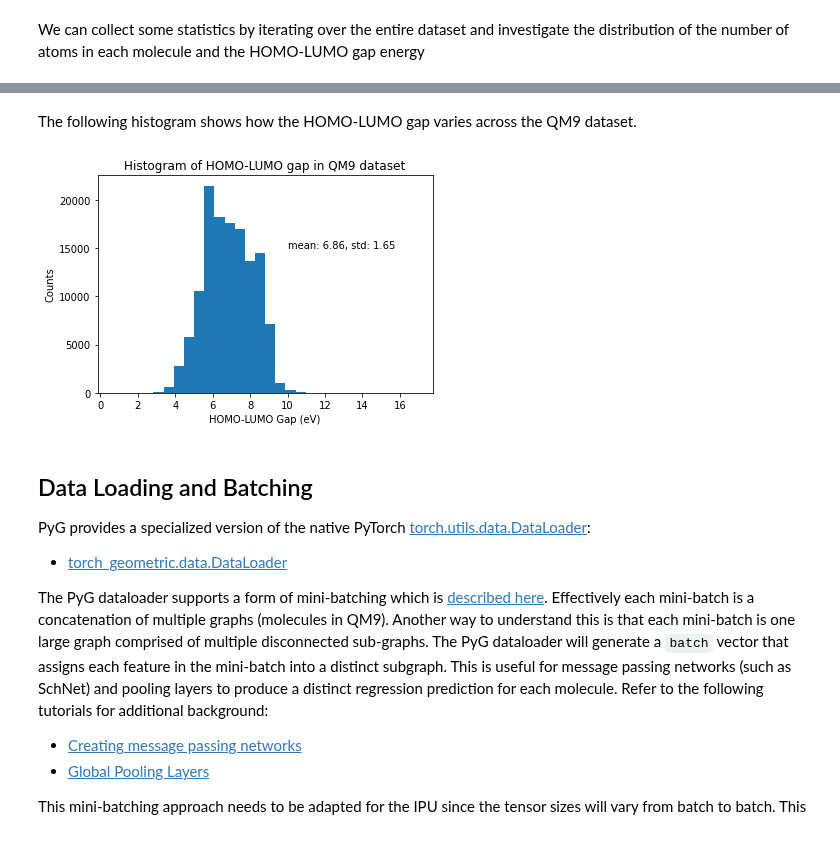
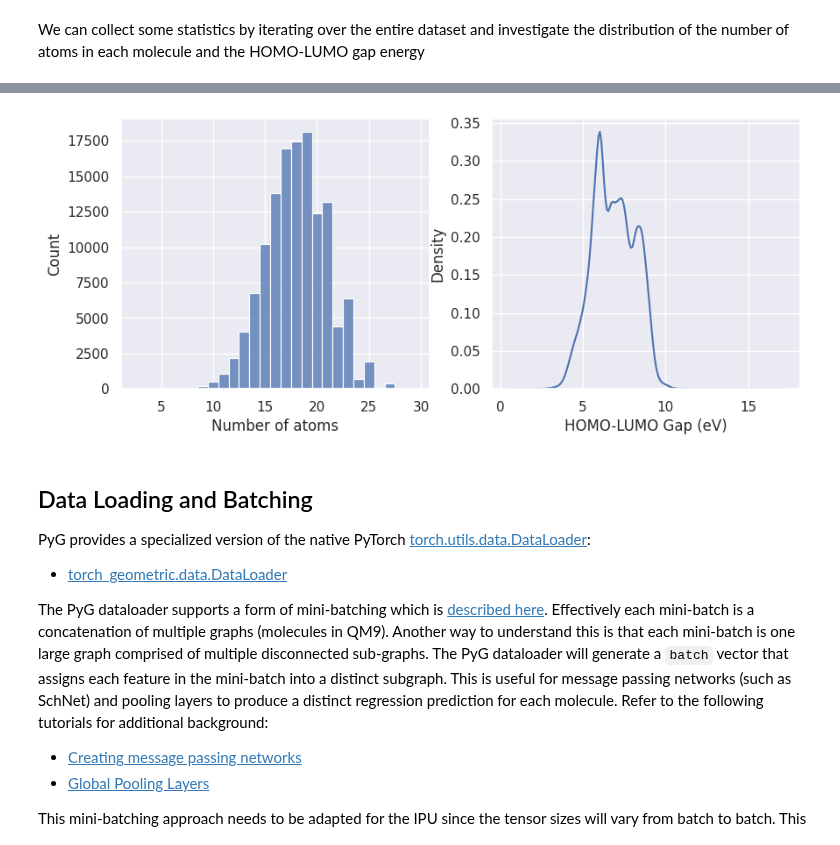
Before and after one commit to gradient-ai/Graphcore-Pytorch, a Jupyter notebook: get-started/PyG-SchNetGNN.ipynb, the cells around one changed output, grey strips where cells are left out. Cells and saved outputs as stored; diff of their text form; code cells hidden in the pictures.

```diff
--- a/get-started/PyG-SchNetGNN.ipynb
+++ b/get-started/PyG-SchNetGNN.ipynb
@@ -26,15 +26,21 @@ Requirements:
 import torch
 import poptorch
 import torch.nn.functional as F
-import matplotlib.pyplot as plt
+import pandas as pd
 import py3Dmol
 
 from periodictable import elements
 from torch_geometric.datasets import QM9
 from torch_geometric.data import Batch, Data
 from torch_geometric.loader import DataLoader
-from torch_geometric.transforms import RadiusGraph, Distance, Compose, BaseTransform
+from torch_geometric.nn import Aggregation, to_fixed_size
+from torch_geometric.nn.models import SchNet
+from torch_geometric.transforms import Compose, BaseTransform
 from tqdm import tqdm
+
+import matplotlib.pyplot as plt
+import seaborn as sns
+sns.set_theme()
 # %% [markdown]
 ### QM9 Dataset
 
@@ -92,9 +110,9 @@ py3Dmol.view(data=xyz, style={'stick': {}})
 We can collect some statistics by iterating over the entire dataset and investigate the distribution of the number of atoms in each molecule and the HOMO-LUMO gap energy
 # %%
 num_mols = len(dataset)
-num_atoms = torch.zeros(num_mols)
-gap = torch.zeros(num_mols)
+num_atoms = []
+hl_gap = []
 
-for i, mol in enumerate(dataset):
-    num_atoms[i] = mol.z.numel()
-    gap[i] = mol.y[:, 4]
+for mol in tqdm(dataset):
+    num_atoms.append(mol.z.numel())
+    hl_gap.append(float(mol.y[:, 4]))
@@ -100,0 +121,6 @@ for i, mol in enumerate(dataset):
+# %%
+df = pd.DataFrame({
+    'Number of atoms': num_atoms,
+    'HOMO-LUMO Gap (eV)': hl_gap
+})
+df.describe()
@@ -120,17 +139,9 @@ plt.show()
-# %% [markdown]
-The following histogram shows how the HOMO-LUMO gap varies across the QM9 dataset.
-# %%
-mean = float(gap.mean())
-std = float(gap.var())
-
-plt.hist(gap.numpy(), 30)
-plt.xlabel("HOMO-LUMO Gap (eV)")
-plt.ylabel("Counts")
-plt.title("Histogram of HOMO-LUMO gap in QM9 dataset")
-plt.text(10, 15000, f'mean: {mean:.2f}, std: {std:.2f}')
-plt.show()
-# %% [output]
-[figure, removed]
+# %%
+h = plt.figure(figsize=[10, 4])
+sns.histplot(data=df, x=df.columns[0], ax=plt.subplot(1, 2, 1), discrete=True)
+sns.kdeplot(data=df, x=df.columns[1], ax=plt.subplot(1, 2, 2));
+# %% [output]
+[figure, added]
 # %% [markdown]
 ## Data Loading and Batching
 
```
Also changed, not shown: parts of 29 cells of this notebook, 1 other file.
